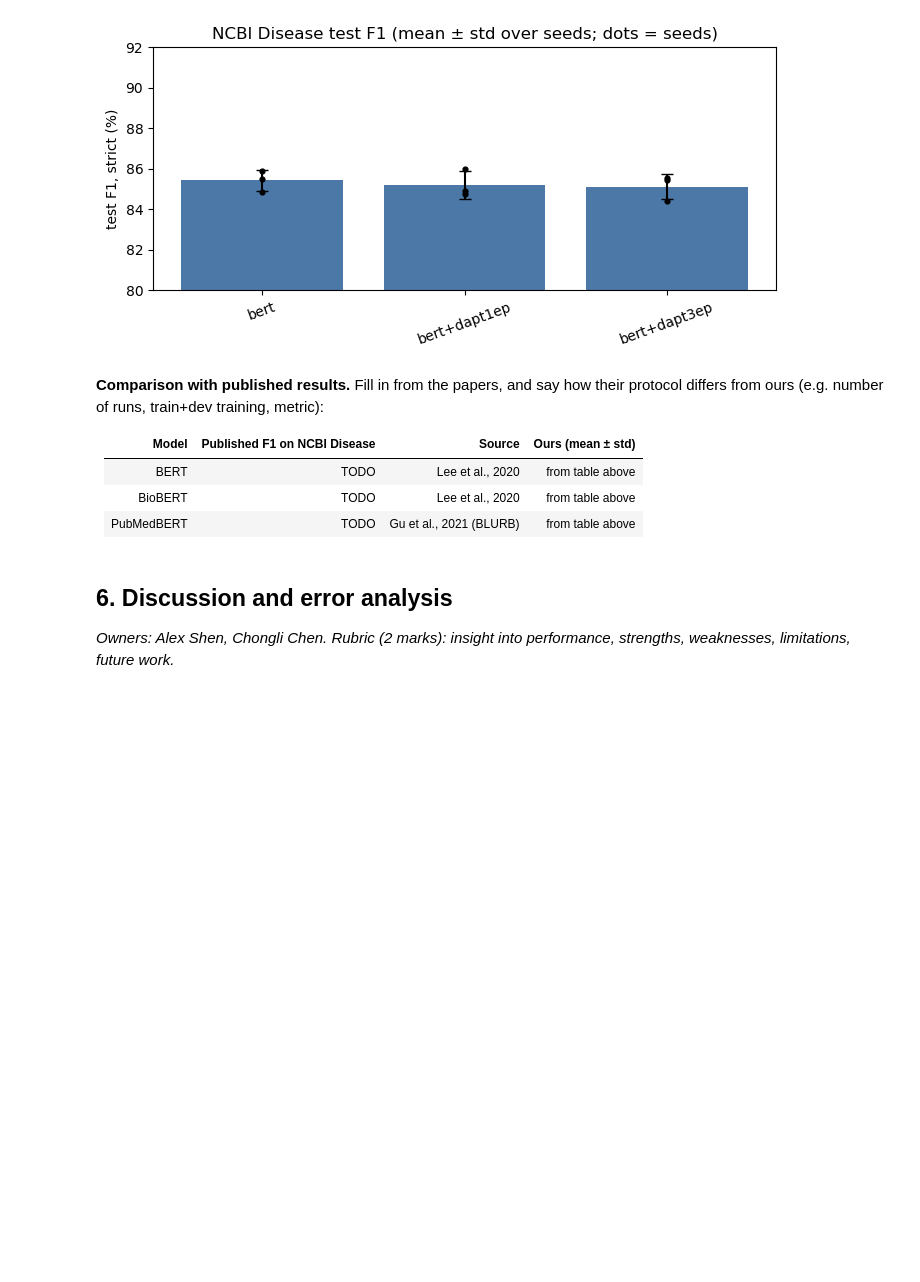
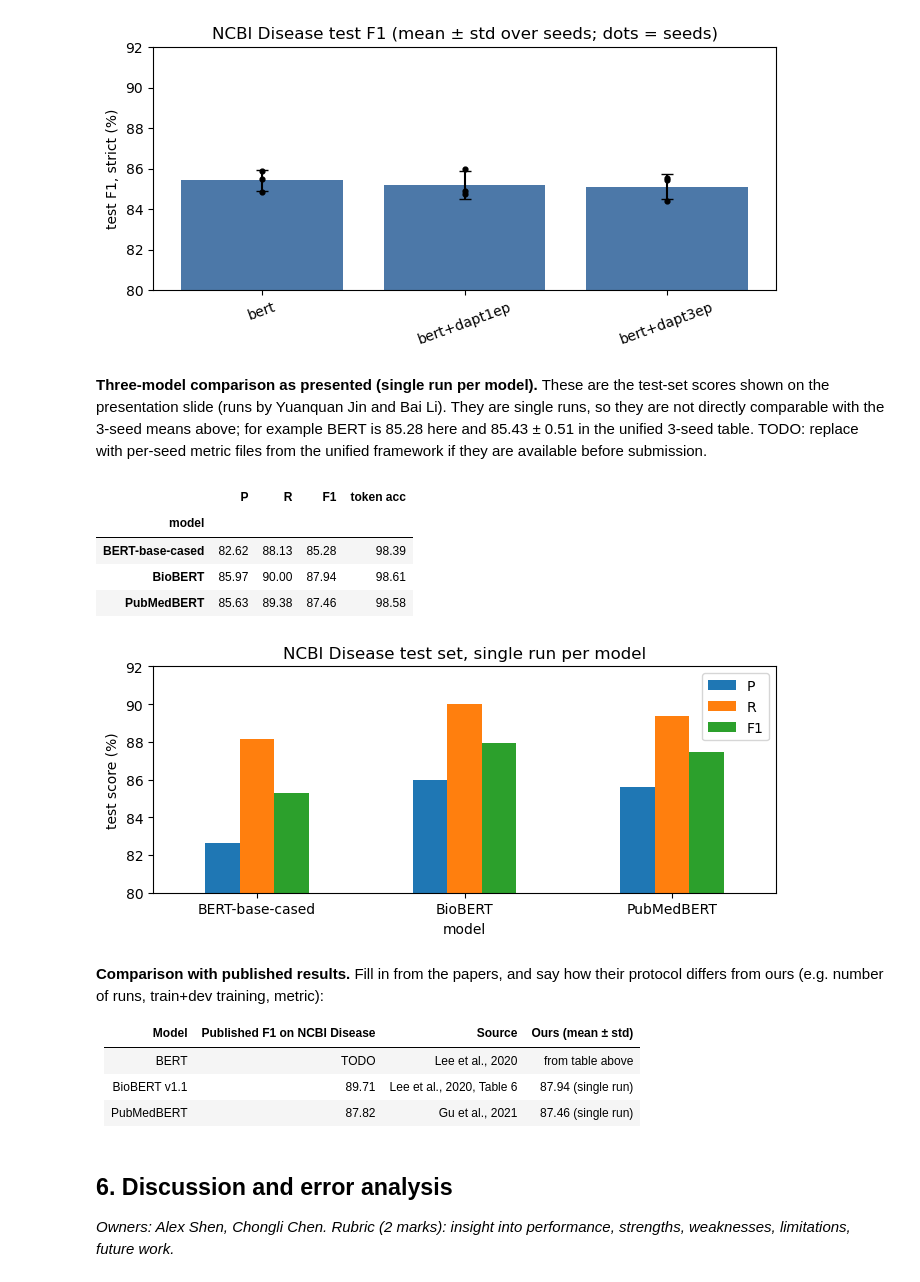
Before and after one commit to lofty14/bert-ner-baseline, a Jupyter notebook: Project13_final.ipynb, the cells around one changed output. Cells and saved outputs as stored; diff of their text form; code cells hidden in the pictures; blank space fills up the shorter version.

Commit message:
Add the presented three-model table (single runs) and published F1 to the final notebook
Co-Authored-By: Claude Opus 5.5 <noreply@anthropic.com>

```diff
--- a/Project13_final.ipynb
+++ b/Project13_final.ipynb
@@ -361,6 +361,29 @@ plt.tight_layout()
 plt.show()
 # %% [output]
 [figure]
+# %% [markdown]
+**Three-model comparison as presented (single run per model).** These are the test-set scores shown on the
+presentation slide (runs by Yuanquan Jin and Bai Li). They are single runs, so they are not directly comparable
+with the 3-seed means above; for example BERT is 85.28 here and 85.43 ± 0.51 in the unified 3-seed table.
+TODO: replace with per-seed metric files from the unified framework if they are available before submission.
+# %%
+presented = pd.DataFrame(
+    [["BERT-base-cased", 82.62, 88.13, 85.28, 98.39],
+     ["BioBERT", 85.97, 90.00, 87.94, 98.61],
+     ["PubMedBERT", 85.63, 89.38, 87.46, 98.58]],
+    columns=["model", "P", "R", "F1", "token acc"]).set_index("model")
+display(presented)
+ax = presented[["P", "R", "F1"]].plot.bar(figsize=(7, 3.2), ylim=(80, 92), rot=0)
+ax.set(ylabel="test score (%)", title="NCBI Disease test set, single run per model")
+plt.tight_layout()
+plt.show()
+# %% [output]
+|  | P | R | F1 | token acc |
+| model |  |  |  |  |
+| BERT-base-cased | 82.62 | 88.13 | 85.28 | 98.39 |
+| BioBERT | 85.97 | 90.00 | 87.94 | 98.61 |
+| PubMedBERT | 85.63 | 89.38 | 87.46 | 98.58 |
+[figure, added]
 # %% [markdown]
 **Comparison with published results.** Fill in from the papers, and say how their protocol differs from ours
 (e.g. number of runs, train+dev training, metric):
@@ -368,8 +391,8 @@ plt.show()
 | Model | Published F1 on NCBI Disease | Source | Ours (mean ± std) |
 |---|---|---|---|
 | BERT | TODO | Lee et al., 2020 | from table above |
-| BioBERT | TODO | Lee et al., 2020 | from table above |
-| PubMedBERT | TODO | Gu et al., 2021 (BLURB) | from table above |
+| BioBERT v1.1 | 89.71 | Lee et al., 2020, Table 6 | 87.94 (single run) |
+| PubMedBERT | 87.82 | Gu et al., 2021 | 87.46 (single run) |
 # %% [markdown]
 ## 6. Discussion and error analysis
 *Owners: Alex Shen, Chongli Chen. Rubric (2 marks): insight into performance, strengths, weaknesses, limitations,
```
Also changed, not shown: parts of 1 cell of this notebook.
